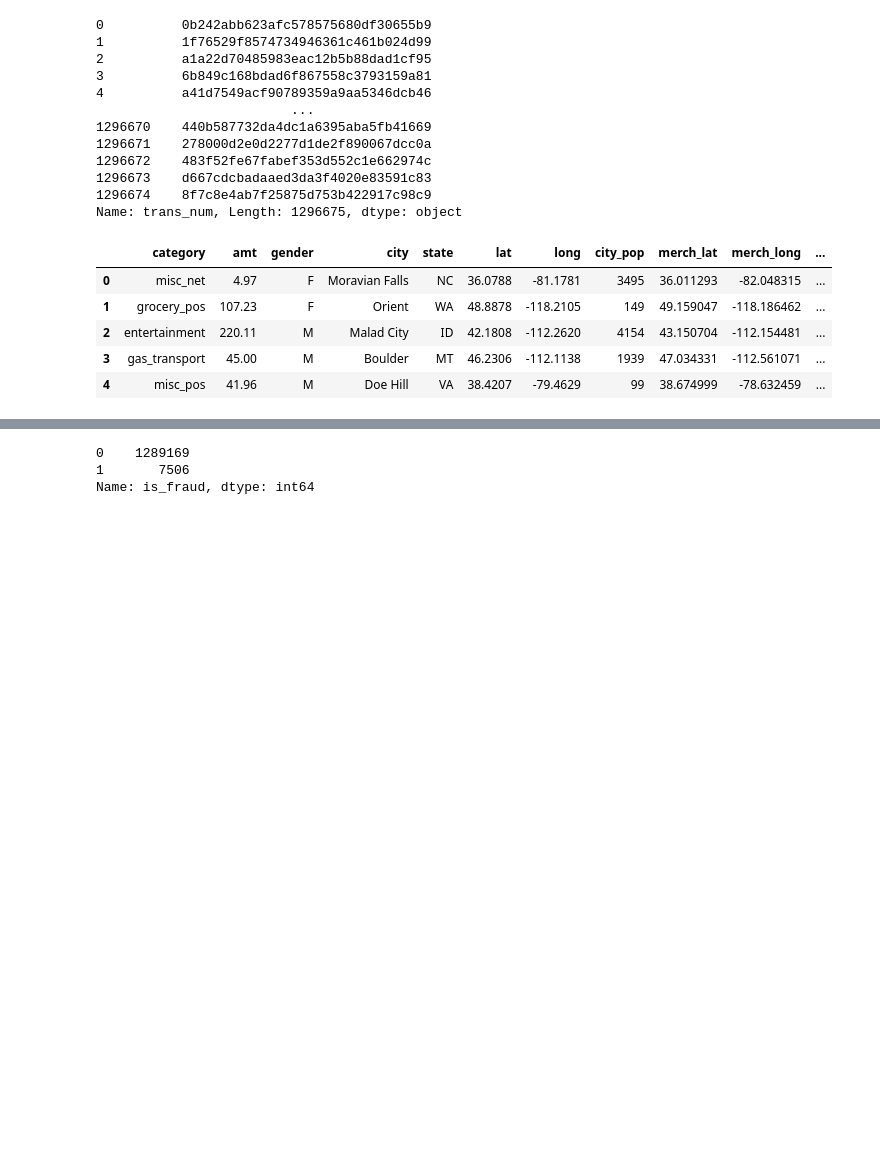
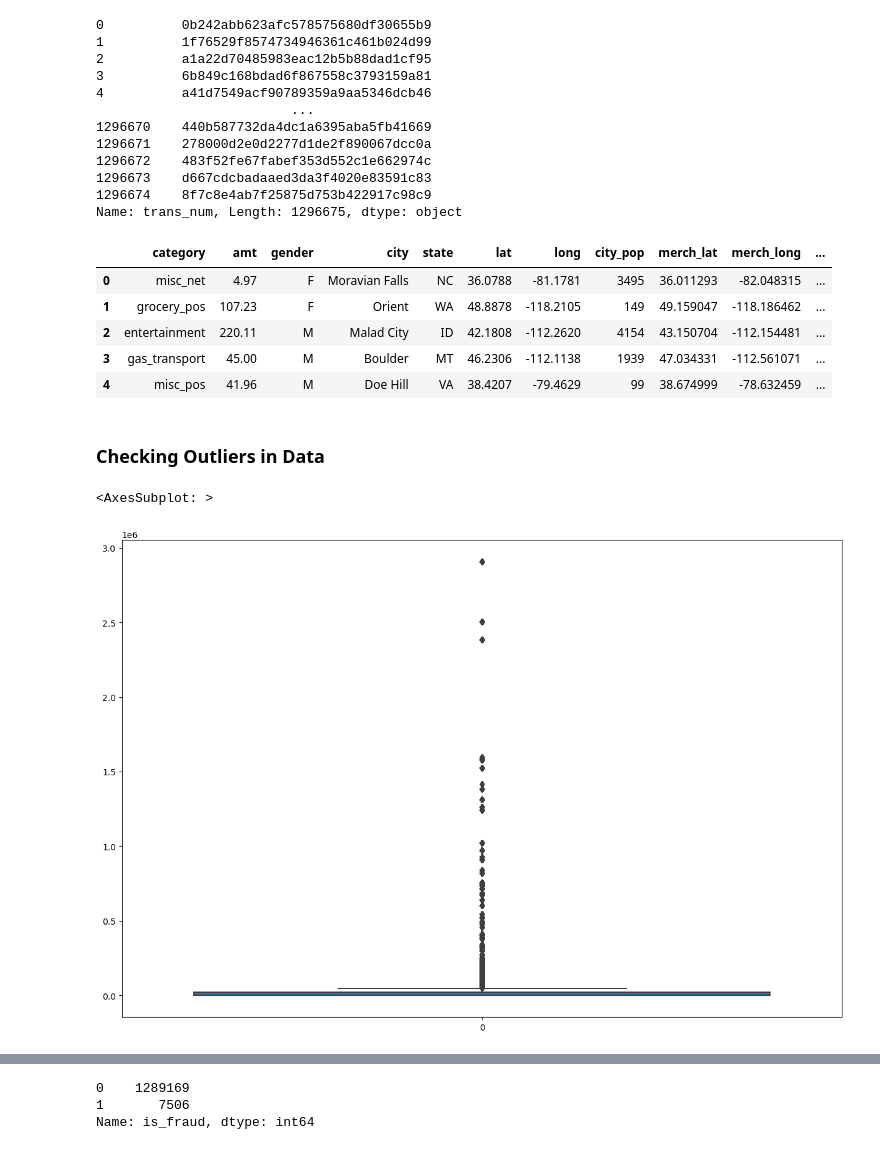
Before and after one commit to suhasmaddali/Credit-Card-Fraud-Detection, a Jupyter notebook: Credit Card Fraud Detection.ipynb, the cells around one changed output, grey strips where cells are left out. Saved outputs shown, nothing was run; the diff lists cells and outputs as text; code cells hidden in the pictures; blank space fills up the shorter version.

```diff
--- a/Credit Card Fraud Detection.ipynb
+++ b/Credit Card Fraud Detection.ipynb
@@ -60,3 +60,10 @@ df.head()
 | 2 | entertainment | 220.11 | M | Malad City | ID | 42.1808 | -112.2620 | 4154 | 43.150704 | -112.154481 | ... |
 | 3 | gas_transport | 45.00 | M | Boulder | MT | 46.2306 | -112.1138 | 1939 | 47.034331 | -112.561071 | ... |
 | 4 | misc_pos | 41.96 | M | Doe Hill | VA | 38.4207 | -79.4629 | 99 | 38.674999 | -78.632459 | ... |
+# %% [markdown]
+### Checking Outliers in Data
+# %%
+sns.boxplot(df['city_pop'])
+# %% [output]
+<AxesSubplot: >
+[figure, added]
```
Also changed, not shown: parts of 3 cells of this notebook.
